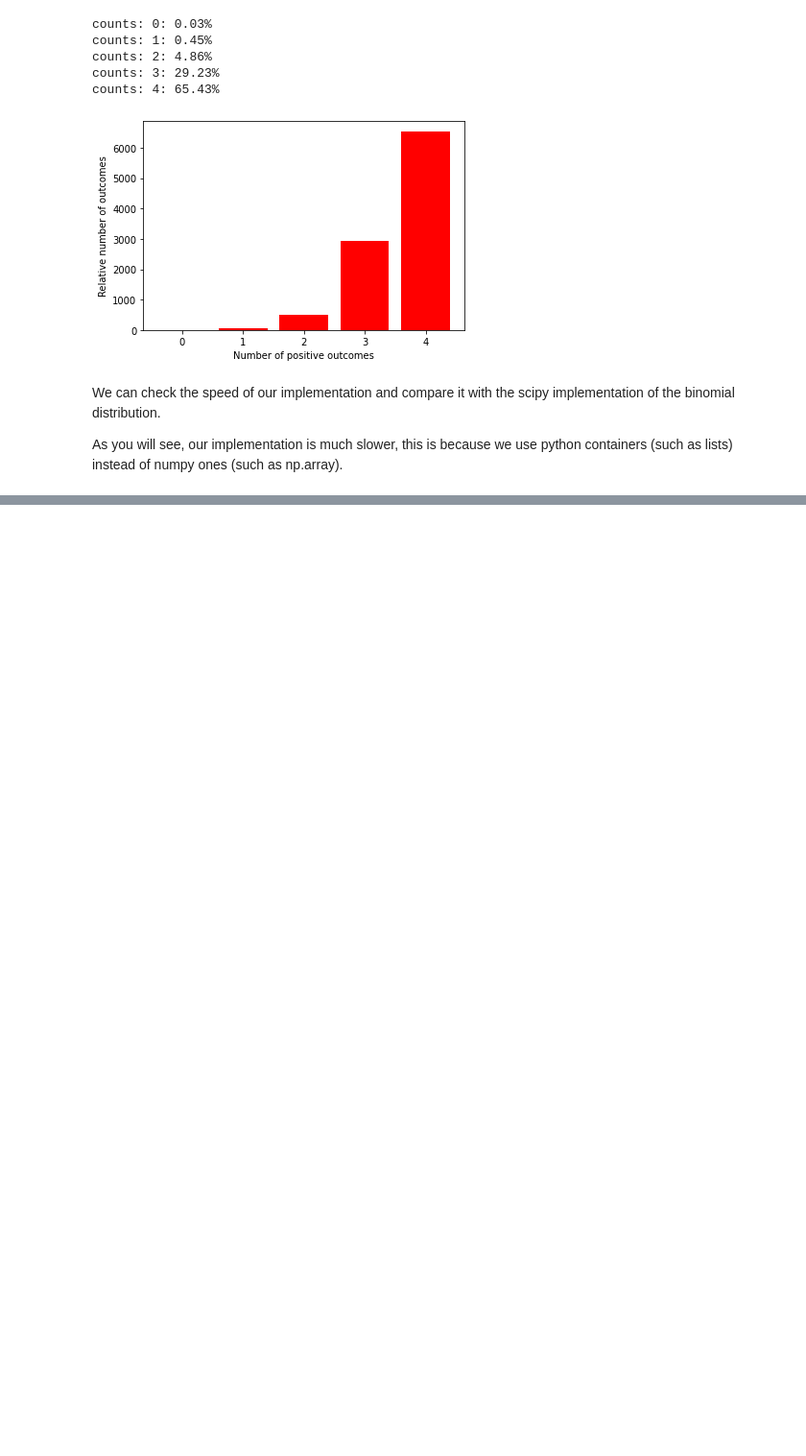
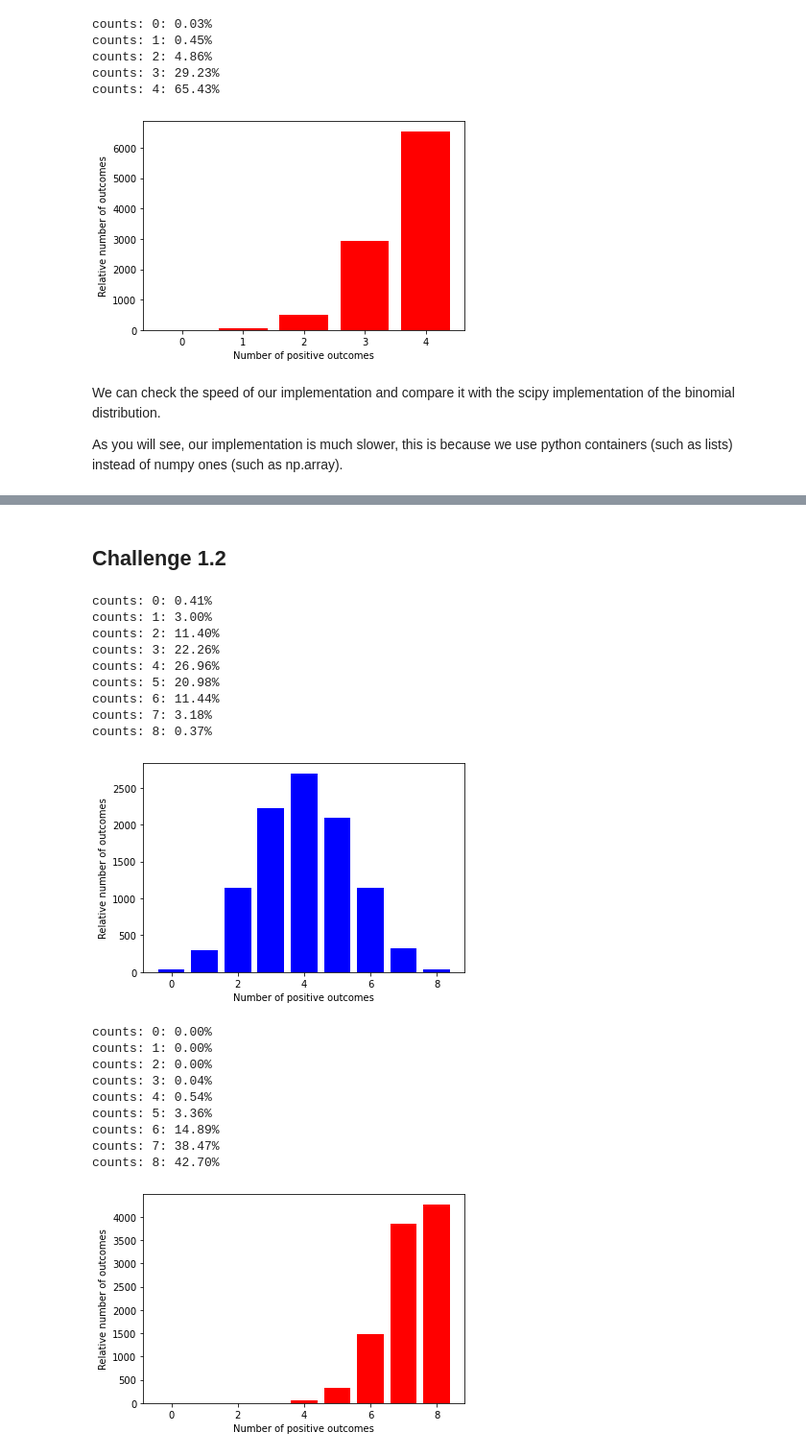
Before and after one commit to Oscar-PL/master-mcm-material, a Jupyter notebook: challenges/Challenge1.ipynb, the cells around one changed output, grey strips where cells are left out. Shown at 96% size. Drawn from its saved outputs; the diff is of its cells as text; code cells hidden in the pictures; blank space fills up the shorter version.

Commit message:
finished challenge 1

```diff
--- a/challenges/Challenge1.ipynb
+++ b/challenges/Challenge1.ipynb
@@ -62,7 +62,7 @@ def plot_discrete_distribution(samples, color="blue"):
 
     if np.isscalar(samples[0]):
         # each entry in samples contains the number of positive outcomes i.e. samples[0] = 3
-        sample_size = 1
+        sample_size = np.max(samples)
         samples_count = samples
     else:
         # each entry in samples is a container with 1 or 0 depending on the outcome i.e. samples[0] = [1, 0, 1, 1]
@@ -70,9 +70,9 @@ def plot_discrete_distribution(samples, color="blue"):
         print(f"Number of samples: {len(samples)} each with size {sample_size}")
         samples_count = [sum(sample) for sample in samples] # list of number of positive outcomes
 
-    from collections import Counter
-
-    counts = Counter(samples_count) # counts is a dictionary
+    unique, counts = np.unique(samples_count, return_counts=True)
+    # build a dictionary
+    counts = {unique[i]: counts[i] for i in range(len(unique))}
 
     values_not_sampled = [key for key in range(sample_size) if key not in counts] # some values may not be sampled due to low statistics, we add it manually to key the graph pretty
     for value in values_not_sampled:
@@ -189,0 +190,33 @@ scipy implementation:
+# %% [markdown]
+## Challenge 1.2
+# %%
+n = 8
+
+p = 0.5
+sample_false = binom.rvs(n, p, size=10000)
+plot_discrete_distribution(sample_false, color="blue")
+
+p = 0.9
+sample_true = binom.rvs(n, p, size=10000)
+plot_discrete_distribution(sample_true, color="red")
+# %% [output]
+counts: 0: 0.41%
+counts: 1: 3.00%
+counts: 2: 11.40%
+counts: 3: 22.26%
+counts: 4: 26.96%
+counts: 5: 20.98%
+counts: 6: 11.44%
+counts: 7: 3.18%
+counts: 8: 0.37%
+[figure, added]
+counts: 0: 0.00%
+counts: 1: 0.00%
+counts: 2: 0.00%
+counts: 3: 0.04%
+counts: 4: 0.54%
+counts: 5: 3.36%
+counts: 6: 14.89%
+counts: 7: 38.47%
+counts: 8: 42.70%
+[figure, added]
```
Also changed, not shown: parts of 4 cells of this notebook.
